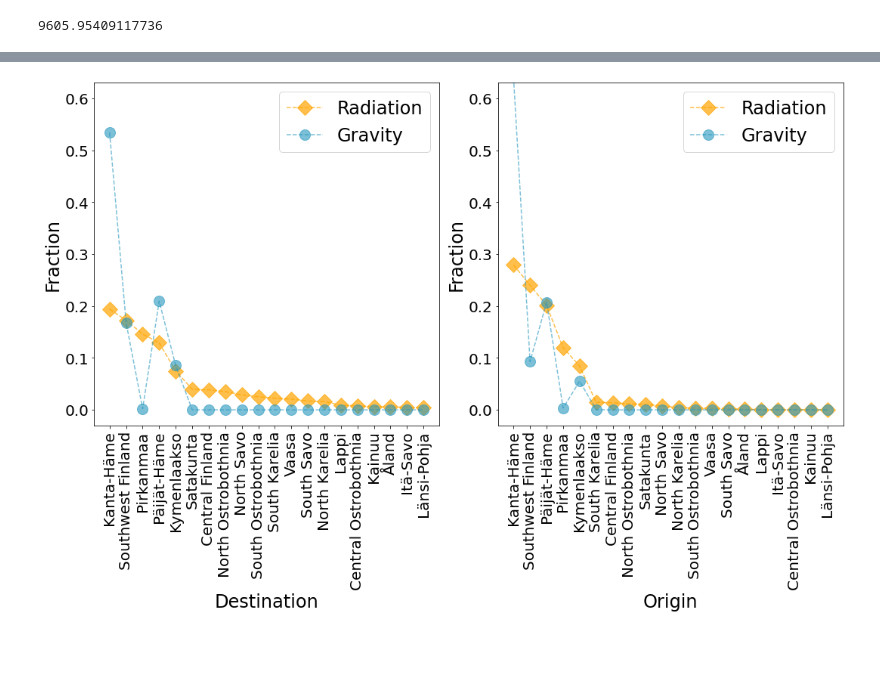
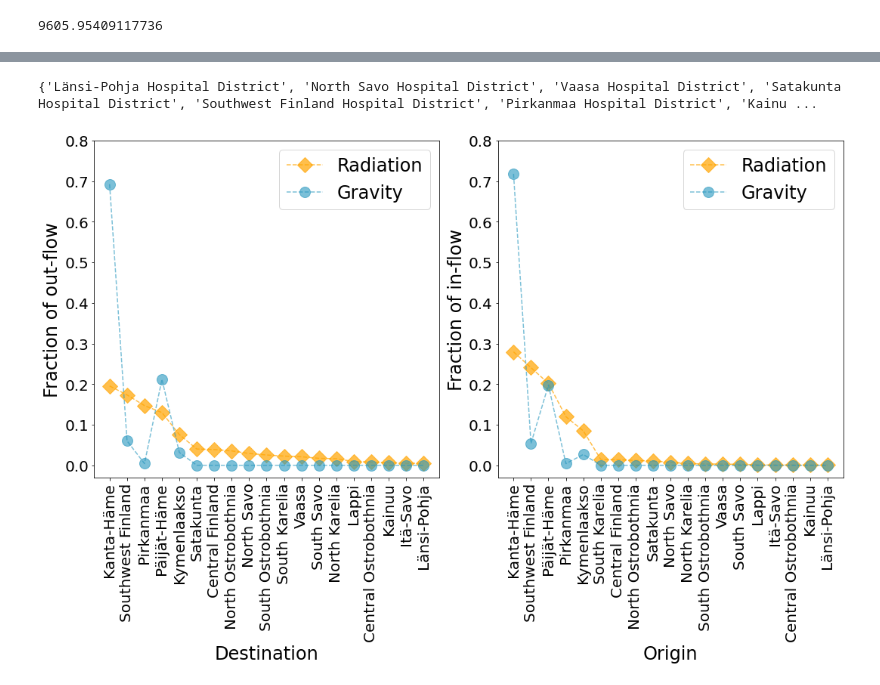
Before and after one commit to SaraHeydari/dynamic-mobility, a Jupyter notebook: aggregate_static_model_results_in_hospital_district.ipynb, the cells around one changed output, grey strips where cells are left out. Saved outputs shown, nothing was run; the diff lists cells and outputs as text; code cells hidden in the pictures; blank space fills up the shorter version.

```diff
--- a/aggregate_static_model_results_in_hospital_district.ipynb
+++ b/aggregate_static_model_results_in_hospital_district.ipynb
@@ -135,7 +136,10 @@ with open((os.path.join(dir_path, 'results/radiation_model_commuters_hcd.pickle'
 9605.95409117736
 # %%
 def calculate_out_and_in_signatures(results_book, ego_region):
+    results_book = {k:results_book[k] for k in results_book.keys() if (k[0] != 'Åland' and k[1] != 'Åland')}
+
     regions = set([o for (o,d) in results_book.keys()])
+    print(regions)
     #make sure that the matrix is full (has an entry for all the (o,d) pairs)
     for o in regions:
         for d in regions:
@@ -176,5 +183,8 @@ out_sig_gravity, in_sig_gravity = calculate_out_and_in_signatures(hospital_gravi
 # %%
+
 out_sig_radiation, in_sig_radiation = calculate_out_and_in_signatures(hospital_radiation_prediction_commuters, 'Helsinki and Uusimaa Hospital District')
+# %% [output]
+{'Länsi-Pohja Hospital District', 'North Savo Hospital District', 'Vaasa Hospital District', 'Satakunta Hospital District', 'Southwest Finland Hospital District', 'Pirkanmaa Hospital District', 'Kainu ...
 # %%
 out_sig_radiation_list = sorted(list(out_sig_radiation.items()), key=lambda tup: tup[1], reverse = True )
 in_sig_radiation_list = sorted(list(in_sig_radiation.items()), key=lambda tup: tup[1], reverse = True )
@@ -210,35 +220,35 @@ label_list, radiation_fraction_list = map(list, zip(*out_sig_radiation_list))
 label_list_shortened = [short_labels_map[label] for label in label_list]
 gravity_fraction_list = [out_sig_gravity[region] for region in label_list]
 #plt.plot(label_list_shortened, fraction_list, ls = "--", marker = "o")
 f = plt.figure(figsize = (15,10))
 ax = f.add_subplot(1,2,1)
 ax.plot(label_list_shortened, radiation_fraction_list, ls = "--", marker = "D", color = "orange", alpha = 0.7, label = "Radiation", markersize = 14)
 ax.plot(label_list_shortened, gravity_fraction_list, ls = "--", marker = "o", color = "#2596be", alpha = 0.6, label = "Gravity", markersize = 14)
-ax.set_ylabel("Fraction", fontsize = 24)
+ax.set_ylabel("Fraction of out-flow", fontsize = 24)
 ax.set_xlabel("Destination", fontsize = 24)
-ax.set_ylim(-0.03, 0.63)
+ax.set_ylim(-0.03, 0.8)
 ax.tick_params(axis="y", labelsize=20)
 ax.set_xticklabels(label_list_shortened, rotation = 90, fontsize = 20)
 #plt.xticks()
 ax.legend(fontsize = 24)
 
 label_list, radiation_fraction_list = map(list, zip(*in_sig_radiation_list))
 label_list_shortened = [short_labels_map[label] for label in label_list]
 gravity_fraction_list = [in_sig_gravity[region] for region in label_list]
 #plt.plot(label_list_shortened, fraction_list, ls = "--", marker = "o")
 ax1 = f.add_subplot(1,2,2)
 ax1.plot(label_list_shortened, radiation_fraction_list, ls = "--", marker = "D", color = "orange", alpha = 0.7, label = "Radiation", markersize = 14)
 ax1.plot(label_list_shortened, gravity_fraction_list, ls = "--", marker = "o", color = "#2596be", alpha = 0.6, label = "Gravity", markersize = 14)
-ax1.set_ylabel("Fraction", fontsize = 24)
+ax1.set_ylabel("Fraction of in-flow", fontsize = 24)
 ax1.set_xlabel("Origin", fontsize = 24)
 ax1.tick_params(axis="y", labelsize=20)
 ax1.set_xticklabels(label_list_shortened, rotation = 90, fontsize = 20)
-ax1.set_ylim(-0.03, 0.63)
+ax1.set_ylim(-0.03, 0.8)
 #plt.xticks()
 ax1.legend(fontsize = 24)
 
 plt.tight_layout()
 plt.savefig('./results/plots/static_signatures.pdf')
 plt.savefig('./results/plots/static_signatures.png', dpi=300)
 # %% [output]
-[figure, old version]
+[figure, new version]
```
Also changed, not shown: parts of 4 cells of this notebook, 5 other files.
